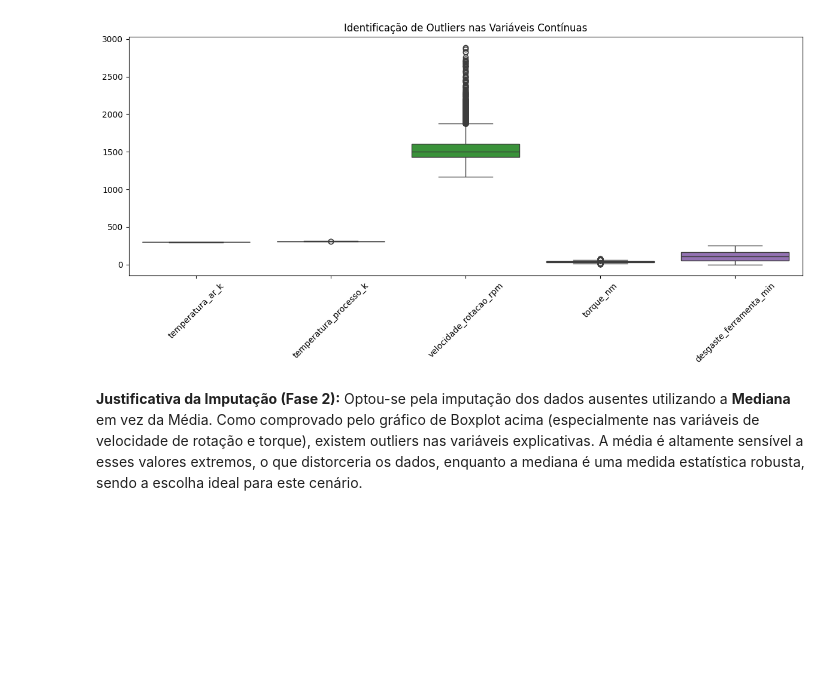
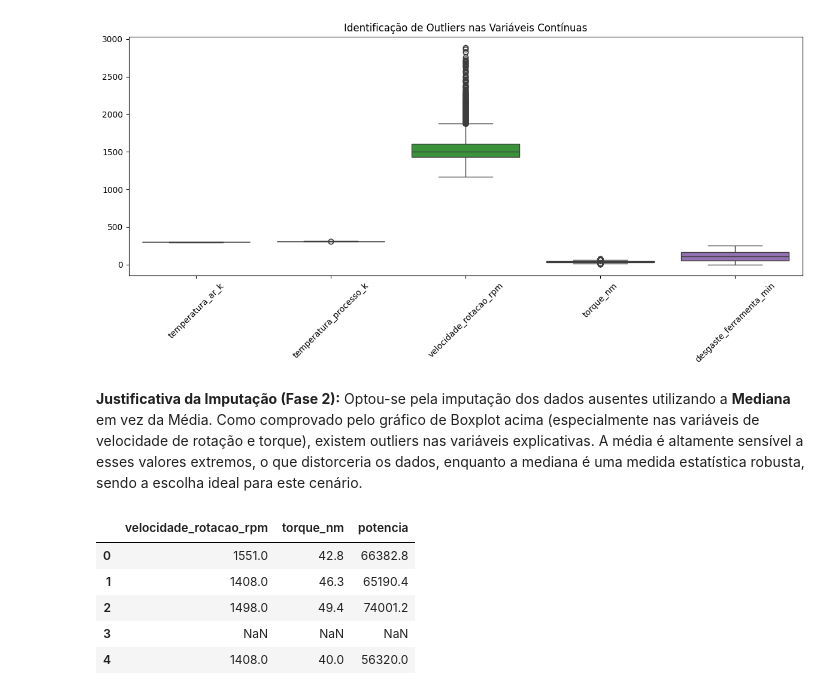
Before and after one commit to robsongfk/predicao-falhas-industria, a Jupyter notebook: pipeline_preditivo.ipynb, the cells around one changed output. Saved outputs shown, nothing was run; the diff lists cells and outputs as text; code cells hidden in the pictures; blank space fills up the shorter version.

Commit message:
implementa fase 3 adicionando feature de potencia e texto explicativo

```diff
--- a/pipeline_preditivo.ipynb
+++ b/pipeline_preditivo.ipynb
@@ -118,3 +115,19 @@ dtype: int64
 [figure]
 # %% [markdown]
 **Justificativa da Imputação (Fase 2):** Optou-se pela imputação dos dados ausentes utilizando a **Mediana** em vez da Média. Como comprovado pelo gráfico de Boxplot acima (especialmente nas variáveis de velocidade de rotação e torque), existem outliers nas variáveis explicativas. A média é altamente sensível a esses valores extremos, o que distorceria os dados, enquanto a mediana é uma medida estatística robusta, sendo a escolha ideal para este cenário.
+# %%
+# Fase 3: Feature Engineering
+
+# 1. Criando a variável Potência por meio de operação matemática
+# Fórmula sugerida: potência = velocidade de rotação * torque
+df['potencia'] = df['velocidade_rotacao_rpm'] * df['torque_nm']
+
+# 2. Visualizando as primeiras linhas para confirmar a criação da nova coluna
+display(df[['velocidade_rotacao_rpm', 'torque_nm', 'potencia']].head())
+# %% [output]
+|  | velocidade_rotacao_rpm | torque_nm | potencia |
+| 0 | 1551.0 | 42.8 | 66382.8 |
+| 1 | 1408.0 | 46.3 | 65190.4 |
+| 2 | 1498.0 | 49.4 | 74001.2 |
+| 3 | NaN | NaN | NaN |
+| 4 | 1408.0 | 40.0 | 56320.0 |
```
Also changed, not shown: parts of 3 cells of this notebook.
